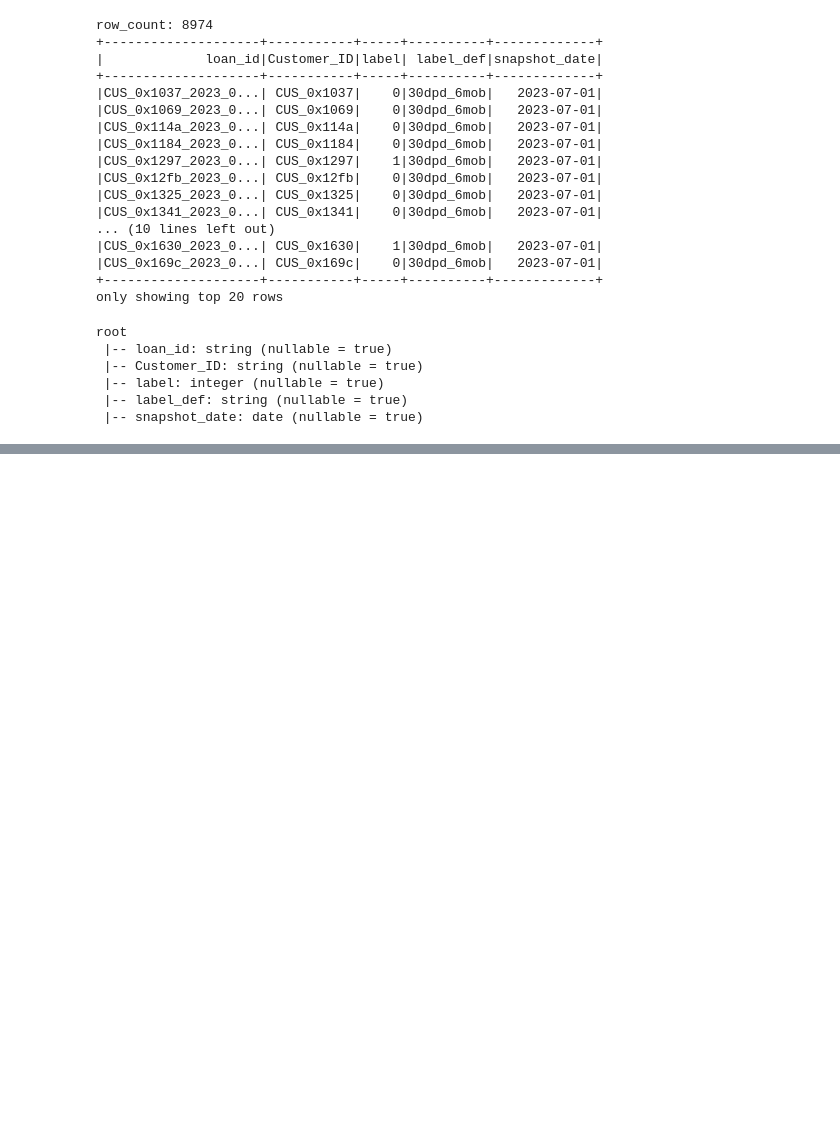
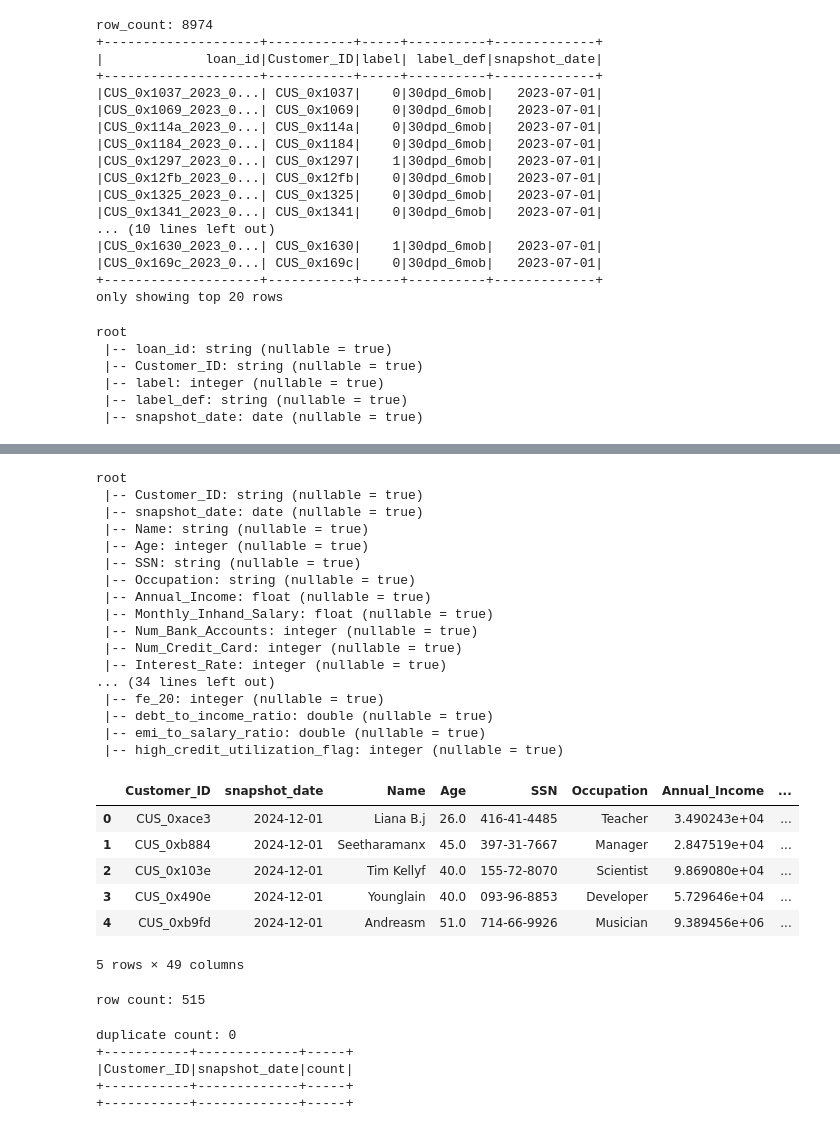
Before and after one commit to edwardbyl00/MLE_Assignment1, a Jupyter notebook: data_processing_main.ipynb, the cells around one changed output, grey strips where cells are left out. Saved outputs shown, nothing was run; the diff lists cells and outputs as text; code cells hidden in the pictures; blank space fills up the shorter version.

Commit message:
complete silver and gold

```diff
--- a/data_processing_main.ipynb
+++ b/data_processing_main.ipynb
@@ -537,0 +598,47 @@ root
+# %%
+df = spark.read.parquet("datamart/gold/feature_store/gold_feature_store_2024_12_01.parquet")
+
+df.printSchema()
+display(df.toPandas().head())
+print("row count:", df.count())
+# %% [output]
+root
+ |-- Customer_ID: string (nullable = true)
+ |-- snapshot_date: date (nullable = true)
+ |-- Name: string (nullable = true)
+ |-- Age: integer (nullable = true)
+ |-- SSN: string (nullable = true)
+ |-- Occupation: string (nullable = true)
+ |-- Annual_Income: float (nullable = true)
+ |-- Monthly_Inhand_Salary: float (nullable = true)
+ |-- Num_Bank_Accounts: integer (nullable = true)
+ |-- Num_Credit_Card: integer (nullable = true)
+ |-- Interest_Rate: integer (nullable = true)
+... (34 lines left out)
+ |-- fe_20: integer (nullable = true)
+ |-- debt_to_income_ratio: double (nullable = true)
+ |-- emi_to_salary_ratio: double (nullable = true)
+ |-- high_credit_utilization_flag: integer (nullable = true)
+|  | Customer_ID | snapshot_date | Name | Age | SSN | Occupation | Annual_Income | ... |
+| 0 | CUS_0xace3 | 2024-12-01 | Liana B.j | 26.0 | 416-41-4485 | Teacher | 3.490243e+04 | ... |
+| 1 | CUS_0xb884 | 2024-12-01 | Seetharamanx | 45.0 | 397-31-7667 | Manager | 2.847519e+04 | ... |
+| 2 | CUS_0x103e | 2024-12-01 | Tim Kellyf | 40.0 | 155-72-8070 | Scientist | 9.869080e+04 | ... |
+| 3 | CUS_0x490e | 2024-12-01 | Younglain | 40.0 | 093-96-8853 | Developer | 5.729646e+04 | ... |
+| 4 | CUS_0xb9fd | 2024-12-01 | Andreasm | 51.0 | 714-66-9926 | Musician | 9.389456e+06 | ... |
+5 rows × 49 columns
+row count: 515
+# %%
+duplicate_check = (
+    df.groupBy("Customer_ID", "snapshot_date")
+      .count()
+      .filter("count > 1")
+)
+
+print("duplicate count:", duplicate_check.count())
+duplicate_check.show(10, truncate=False)
+# %% [output]
+duplicate count: 0
++-----------+-------------+-----+
+|Customer_ID|snapshot_date|count|
++-----------+-------------+-----+
++-----------+-------------+-----+
```
Also changed, not shown: parts of 12 cells of this notebook, 5 other files.
